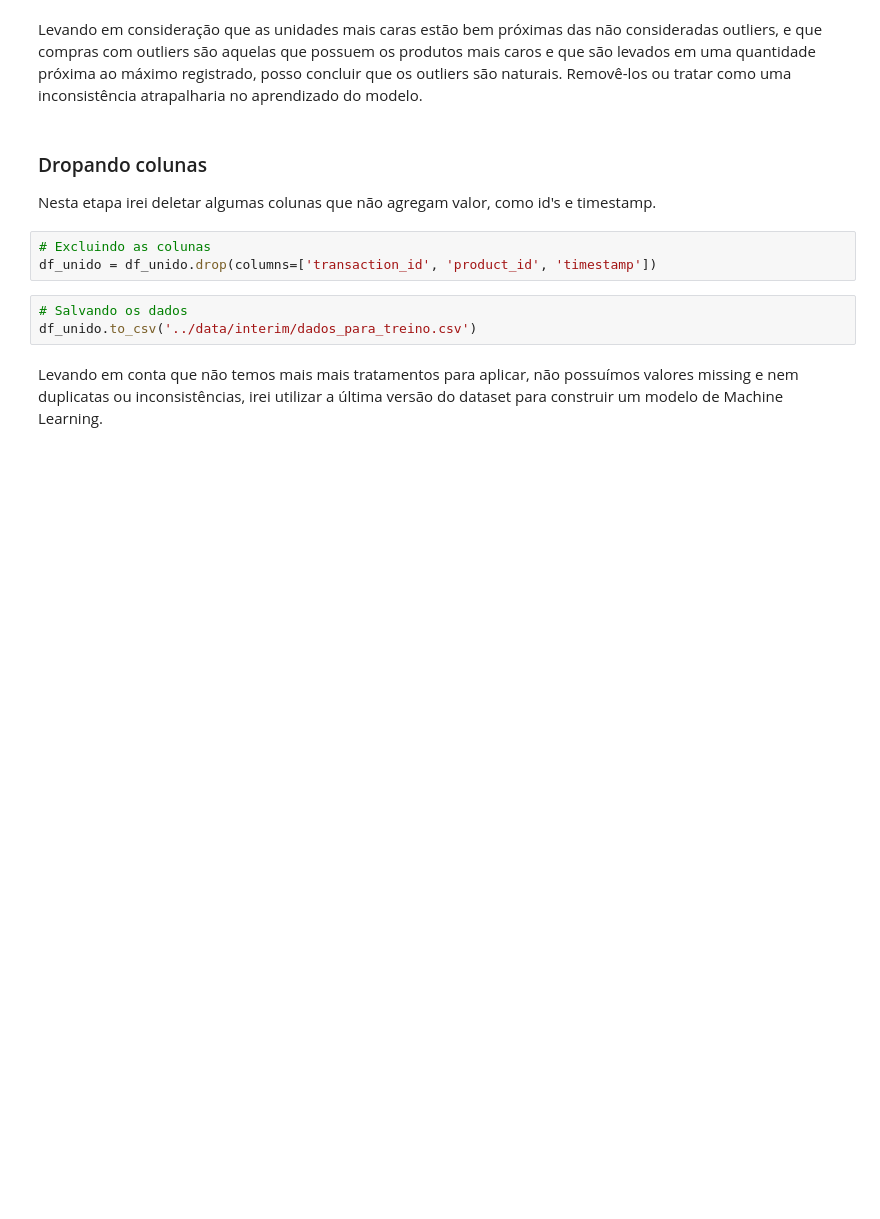
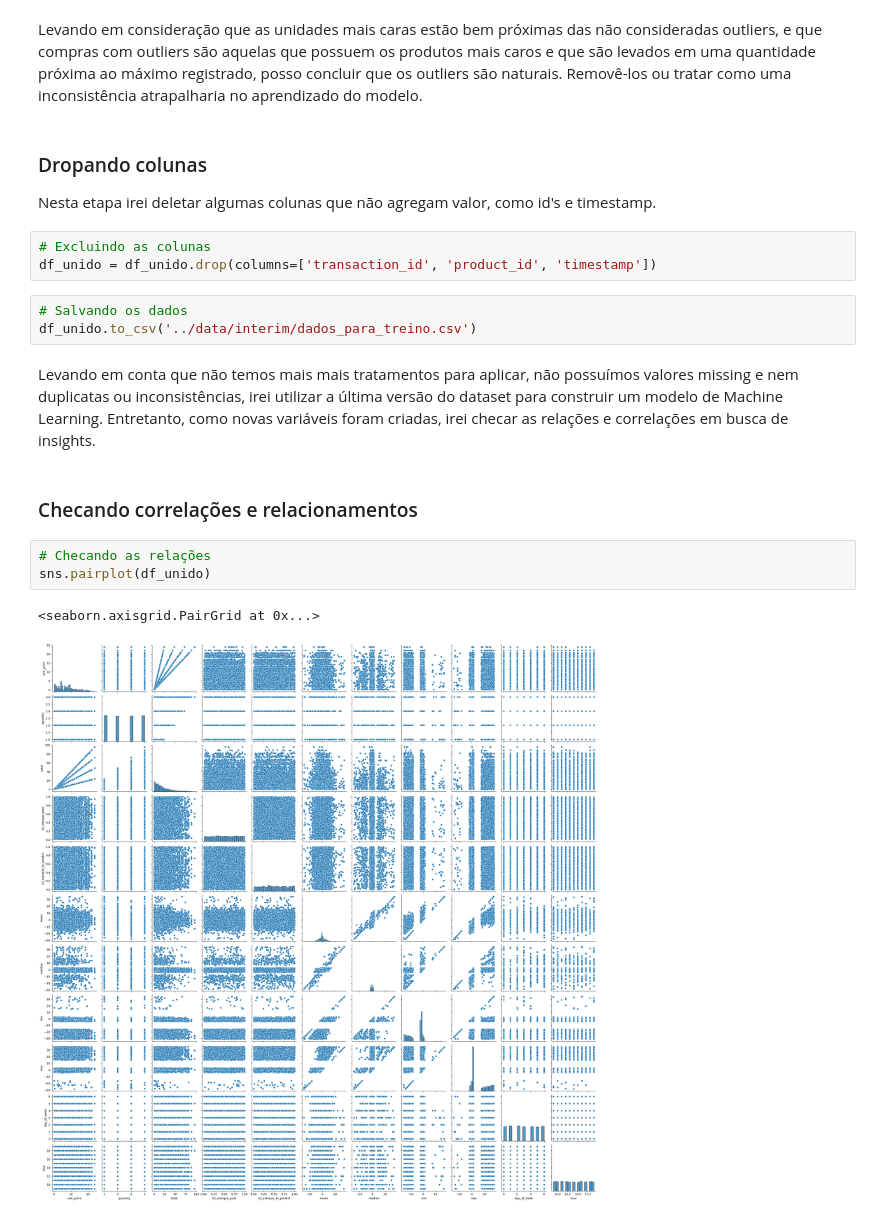
Before and after one commit to dnsrsdata/stock_level_prediction, a Jupyter notebook: notebooks/transform_data.ipynb, the cells around one changed output. Cells and saved outputs as stored; diff of their text form; blank space fills up the shorter version.

Commit message:
Adicionando sessões para ver relações/correlações

```diff
--- a/notebooks/transform_data.ipynb
+++ b/notebooks/transform_data.ipynb
@@ -220,4 +221,12 @@ df_unido = df_unido.drop(columns=['transaction_id', 'product_id', 'timestamp'])
 # Salvando os dados
 df_unido.to_csv('../data/interim/dados_para_treino.csv')
 # %% [markdown]
-Levando em conta que não temos mais mais tratamentos para aplicar, não possuímos valores missing e nem duplicatas ou inconsistências, irei utilizar a última versão do dataset para construir um modelo de Machine Learning.
+Levando em conta que não temos mais mais tratamentos para aplicar, não possuímos valores missing e nem duplicatas ou inconsistências, irei utilizar a última versão do dataset para construir um modelo de Machine Learning. Entretanto, como novas variáveis foram criadas, irei checar as relações e correlações em busca de insights.
+# %% [markdown]
+### Checando correlações e relacionamentos
+# %%
+# Checando as relações
+sns.pairplot(df_unido)
+# %% [output]
+<seaborn.axisgrid.PairGrid at 0x...>
+[figure, added]
```
Also changed, not shown: parts of 2 cells of this notebook, 1 other file.
